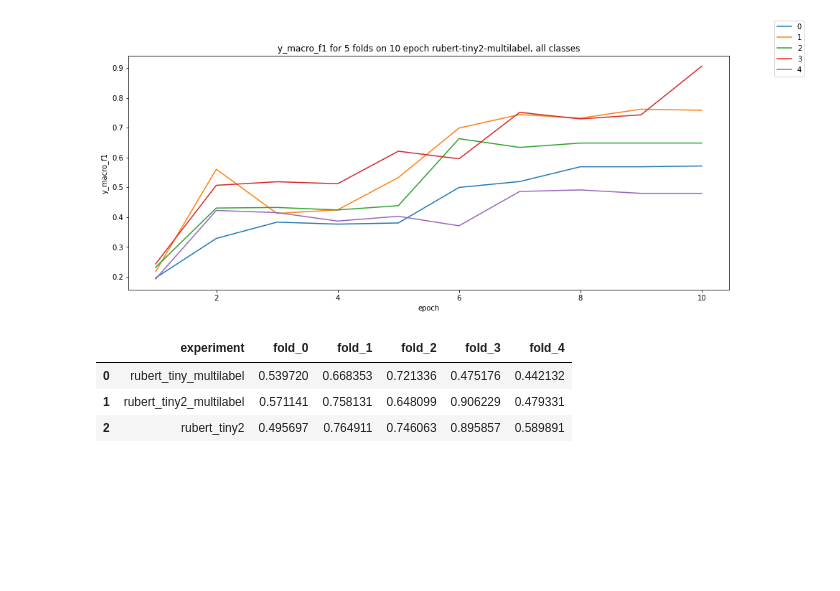
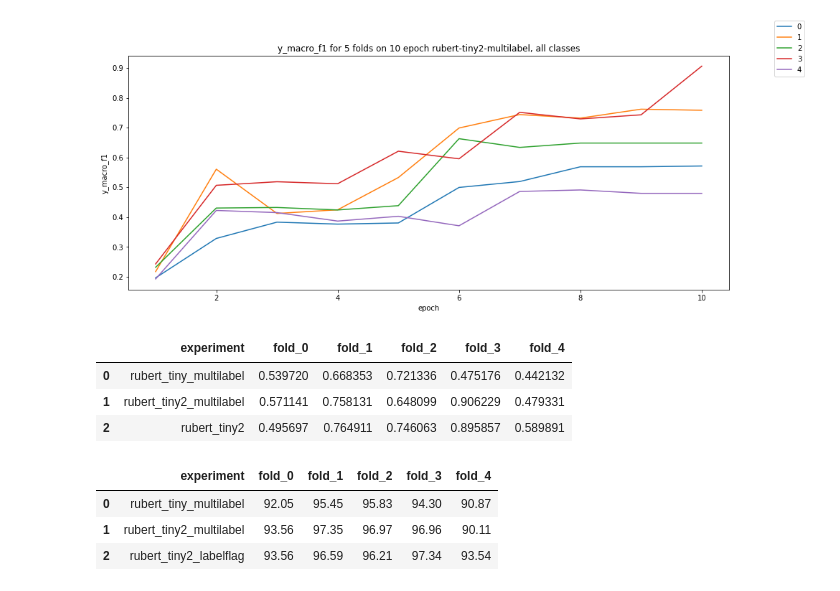
Before and after one commit to gilmoright/CommandClassifier, a Jupyter notebook: Notebooks/Reports/Compare_Y_predictions.ipynb, the cells around one changed output. Saved outputs shown, nothing was run; the diff lists cells and outputs as text; code cells hidden in the pictures; blank space fills up the shorter version.

```diff
--- a/Notebooks/Reports/Compare_Y_predictions.ipynb
+++ b/Notebooks/Reports/Compare_Y_predictions.ipynb
@@ -64,3 +65,34 @@ table_df
 | 0 | rubert_tiny_multilabel | 0.539720 | 0.668353 | 0.721336 | 0.475176 | 0.442132 |
 | 1 | rubert_tiny2_multilabel | 0.571141 | 0.758131 | 0.648099 | 0.906229 | 0.479331 |
 | 2 | rubert_tiny2 | 0.495697 | 0.764911 | 0.746063 | 0.895857 | 0.589891 |
+# %%
+# Смотрим % угадывания шаблона или Y
+table = []
+for experimentName in ["rubert_tiny_multilabel", "rubert_tiny2_multilabel"]:
+    table.append({
+            "experiment": experimentName,
+        })
+    for fold_i in range(5):
+        if not os.path.exists(os.path.join(REPORTS_DIR, experimentName, "fold_{}".format(fold_i), "reports", "epoch-{}_avg_report.json".format(10))):
+            continue
+        with open(os.path.join(REPORTS_DIR, experimentName, "fold_{}".format(fold_i), "reports", "epoch-{}_avg_report.json".format(10)), "r") as f:
+            report = json.load(f)
+        table[-1]["fold_{}".format(fold_i)] = np.round(100*report['[y]_acc'], 2)
+for experimentName in ["rubert_tiny2_labelflag"]:
+    table.append({
+            "experiment": experimentName,
+        })
+    for fold_i in range(5):
+        if not os.path.exists(os.path.join(REPORTS_DIR, experimentName, "fold_{}".format(fold_i), "reports", "epoch-{}_avg_report.json".format(10))):
+            continue
+        with open(os.path.join(REPORTS_DIR, experimentName, "fold_{}".format(fold_i), "reports", "epoch-{}_avg_report.json".format(10)), "r") as f:
+            report = json.load(f)
+        table[-1]["fold_{}".format(fold_i)] = np.round(100*report['correct_samples_perc'], 2)
+
+table_df = pd.DataFrame(table)
+table_df
+# %% [output]
+|  | experiment | fold_0 | fold_1 | fold_2 | fold_3 | fold_4 |
+| 0 | rubert_tiny_multilabel | 92.05 | 95.45 | 95.83 | 94.30 | 90.87 |
+| 1 | rubert_tiny2_multilabel | 93.56 | 97.35 | 96.97 | 96.96 | 90.11 |
+| 2 | rubert_tiny2_labelflag | 93.56 | 96.59 | 96.21 | 97.34 | 93.54 |
```
Also changed, not shown: parts of 1 cell of this notebook, 11 other files.
